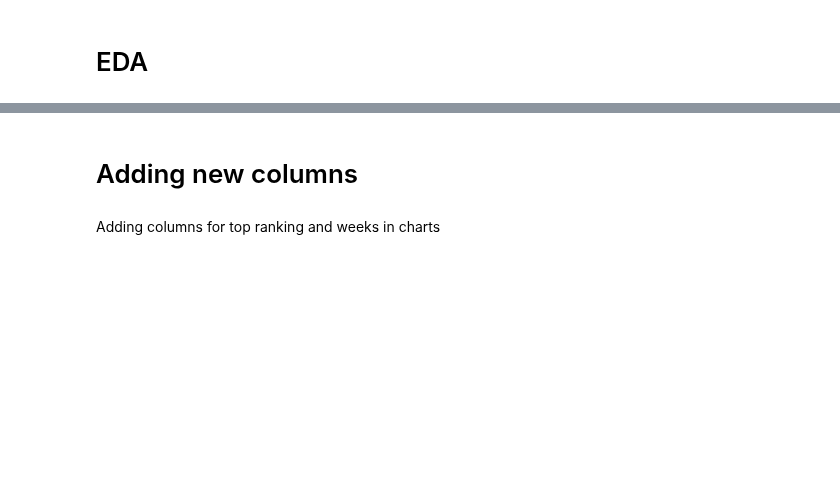
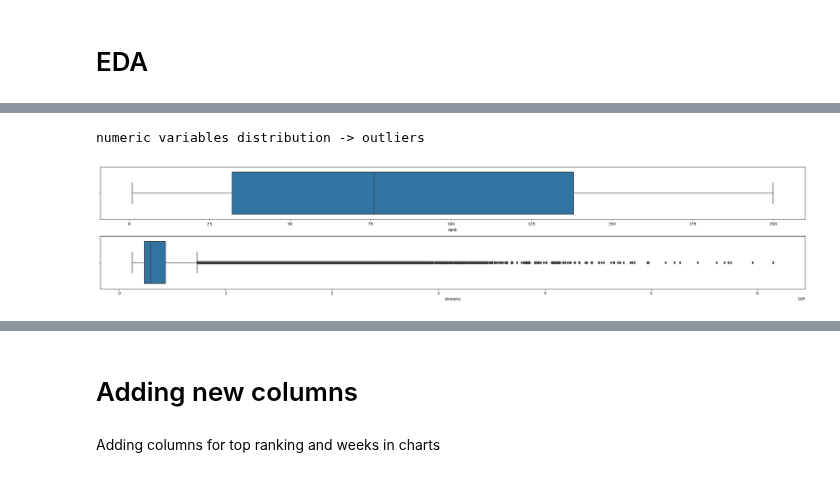
Before and after one commit to annassanchez/ETL_project, a Jupyter notebook: notebooks/1-extraction_cleaning_csv.ipynb, the cells around one changed output, grey strips where cells are left out. Cells and saved outputs as stored; diff of their text form; code cells hidden in the pictures; blank space fills up the shorter version.

```diff
--- a/notebooks/1-extraction_cleaning_csv.ipynb
+++ b/notebooks/1-extraction_cleaning_csv.ipynb
@@ -118,0 +116,5 @@ data_usa.describe(include='object').T
+# %%
+charts.chart_boxplot(data_usa)
+# %% [output]
+numeric variables distribution -> outliers
+[figure, added]
```
Also changed, not shown: parts of 37 cells of this notebook.
